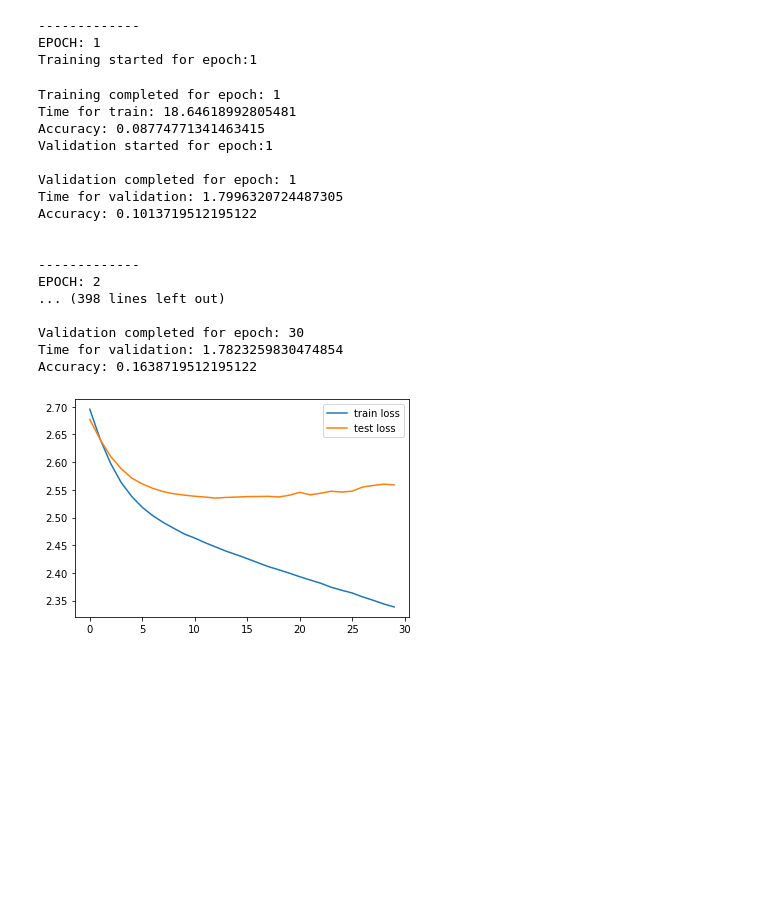
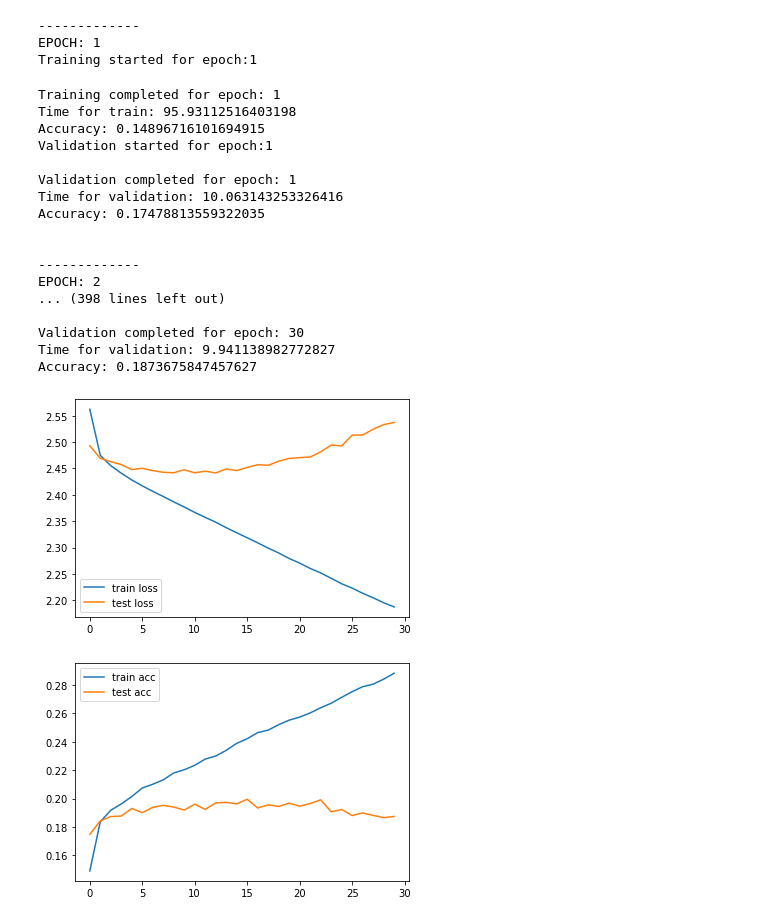
Before and after one commit to suneric98/ai-meme-generator, a Jupyter notebook: Emojifier/emojifier/modelling/improve_baseline.ipynb, the cells around one changed output. Saved outputs shown, nothing was run; the diff lists cells and outputs as text; code cells hidden in the pictures; blank space fills up the shorter version.

Commit message:
improved model and new data

```diff
--- a/Emojifier/emojifier/modelling/improve_baseline.ipynb
+++ b/Emojifier/emojifier/modelling/improve_baseline.ipynb
@@ -144,0 +111,11 @@ Accuracy: 0.19 (+/- 0.01)
+# %%
+# attempting to use count_vectorizer and RF
+# WARNING: can take a decent amount of time: 5 mins or so?
+vectorizer = CountVectorizer()
+X = vectorizer.fit_transform(X_words)
+scaler = StandardScaler(with_mean=False)
+X = scaler.fit_transform(X)
+
+model = RandomForestClassifier(n_estimators=100)
+scores = cross_val_score(model, X, y, cv=5)
+print("Accuracy: %0.2f (+/- %0.2f)" % (scores.mean(), scores.std() * 2))
@@ -163,7 +142,7 @@ print(len(y))
 # %%
 # making word embeddings for RNN
 UNK = "<unk>"
-WORDEMBSIZE = 64
+WORDEMBSIZE = 32
 W2V_WINDOW = 7
 W2V_COUNT = 1
 W2V_EPOCH=100
@@ -200,7 +179,7 @@ def makeEmbeddings(data, model, vocab):
     return vecData
 # %%
 # continue making word embeddings
-X_words_train, X_words_test, y_train, y_test = train_test_split(X_words, y, test_size=0.2, random_state=42)
+X_words_train, X_words_test, y_train, y_test = train_test_split(X_words, y, train_size=0.8, test_size=0.2, random_state=42)
 vocab = makeVocab(X_words_train)
 emb_model = makeEmbModel(X_words_train)
 vocab = set(list(emb_model.wv.vocab.keys()))
@@ -264,22 +243,24 @@ class RNN(nn.Module):
 # running epochs for training and validation
 HIDDEN_DIM = 128
 EPOCHS = 30
+minibatch_size = 16
 
 model = RNN(WORDEMBSIZE, HIDDEN_DIM, 15)
-optimizer = optim.SGD(model.parameters(),lr=0.0005, momentum=0.9)
+optimizer = optim.SGD(model.parameters(),lr=0.001, momentum=0.9)
 train_loss = []
+train_acc = []
 test_loss = []
+test_acc = []
 for epoch in range(EPOCHS):
     print("\n\n-------------")
     print("EPOCH: {}".format(epoch + 1))
     running_loss = 0.0
     model.train()
     optimizer.zero_grad()
-    print("Training started for epoch:{}".format(epoch + 1))
+    print("Training started for epoch: {}".format(epoch + 1))
     X_train, y_train = shuffle(X_train, y_train)
     start_time = time.time()
     correct = total = 0
-    minibatch_size = 16
     N = len(y_train)
     for minibatch_idx in tqdm(range(N // minibatch_size)):
         optimizer.zero_grad()
@@ -302,6 +283,7 @@ for epoch in range(EPOCHS):
         loss.backward()
         optimizer.step()
     train_loss.append(running_loss / N)
+    train_acc.append(correct / total)
     print("Training completed for epoch: {}".format(epoch + 1))
     print("Time for train: {}".format(time.time() - start_time))
     print("Accuracy: {}".format(correct / total))
@@ -310,11 +292,10 @@ for epoch in range(EPOCHS):
     running_loss = 0.0
     model.eval()
     optimizer.zero_grad()
-    print("Validation started for epoch:{}".format(epoch + 1))
+    print("Validation started for epoch: {}".format(epoch + 1))
     X_test, y_test = shuffle(X_test, y_test)
     start_time = time.time()
     correct = total = 0
-    minibatch_size = 16
     N = len(y_test)
     for minibatch_idx in tqdm(range(N // minibatch_size)):
         optimizer.zero_grad()
@@ -325,37 +306,44 @@ for epoch in range(EPOCHS):
             log_probs = model(text)
             text_loss = model.compute_loss(log_probs.view(1,-1), torch.tensor([labelIdx]))
             running_loss += text_loss
             pred_label = torch.argmax(log_probs)
             correct += int(pred_label == labelIdx)
             total += 1
     test_loss.append(running_loss / N)
+    test_acc.append(correct / total)
     print("Validation completed for epoch: {}".format(epoch + 1))
     print("Time for validation: {}".format(time.time() - start_time))
     print("Accuracy: {}".format(correct / total))
 
 plt.plot(train_loss, label='train loss')
 plt.plot(test_loss, label='test loss')
 plt.legend()
 plt.show()
+
+plt.plot(train_acc, label='train acc')
+plt.plot(test_acc, label='test acc')
+plt.legend()
+plt.show()
 # %% [output]
 -------------
 EPOCH: 1
 Training started for epoch:1
 Training completed for epoch: 1
-Time for train: 18.64618992805481
-Accuracy: 0.08774771341463415
+Time for train: 95.93112516403198
+Accuracy: 0.14896716101694915
 Validation started for epoch:1
 
 Validation completed for epoch: 1
-Time for validation: 1.7996320724487305
-Accuracy: 0.1013719512195122
+Time for validation: 10.063143253326416
+Accuracy: 0.17478813559322035
 
 
 -------------
 EPOCH: 2
 ... (398 lines left out)
 
 Validation completed for epoch: 30
-Time for validation: 1.7823259830474854
-Accuracy: 0.1638719512195122
+Time for validation: 9.941138982772827
+Accuracy: 0.1873675847457627
-[figure, old version]
+[figure, new version]
+[figure, added]
```
Also changed, not shown: parts of 10 cells of this notebook, 35 other files.
